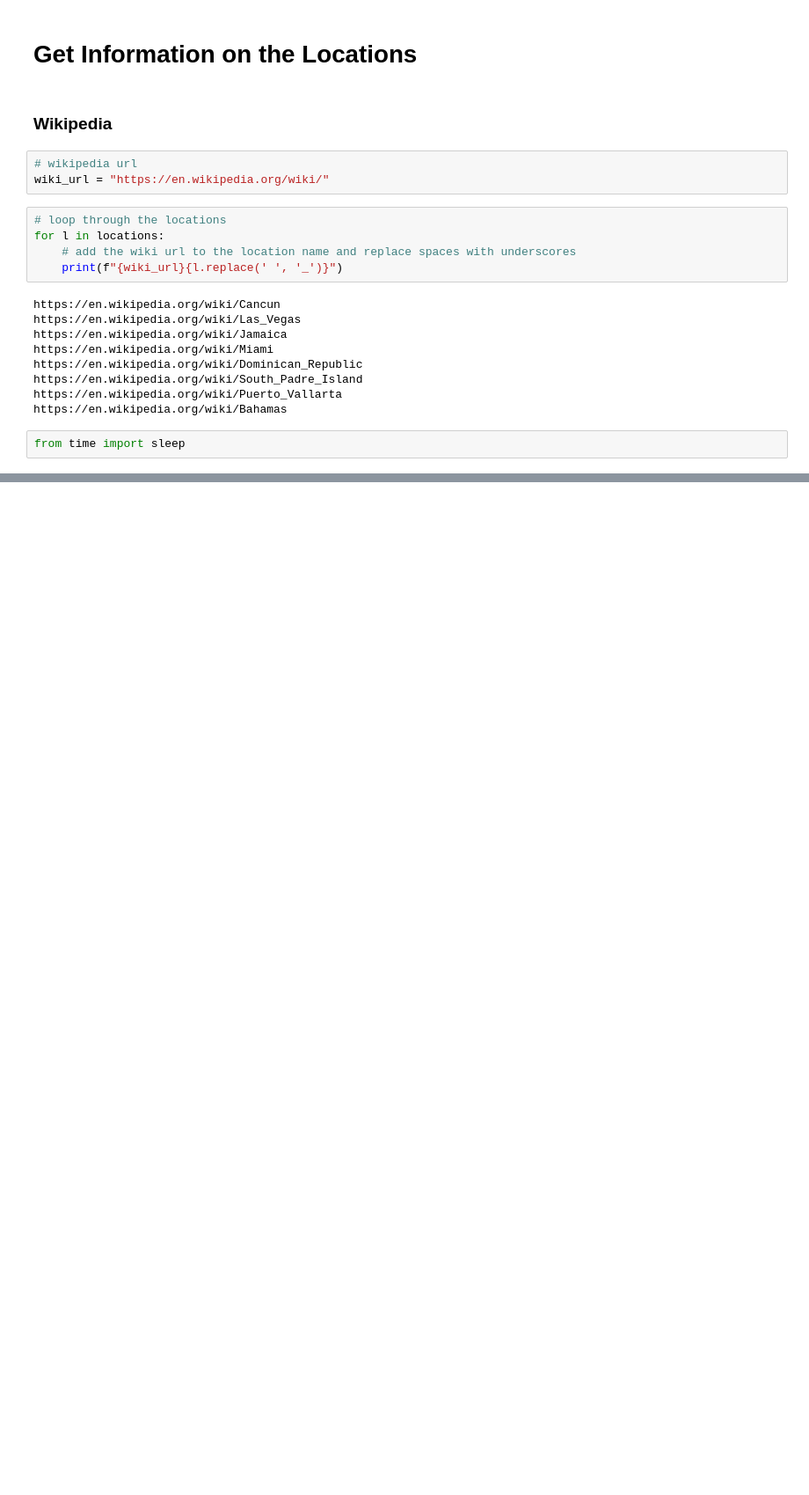
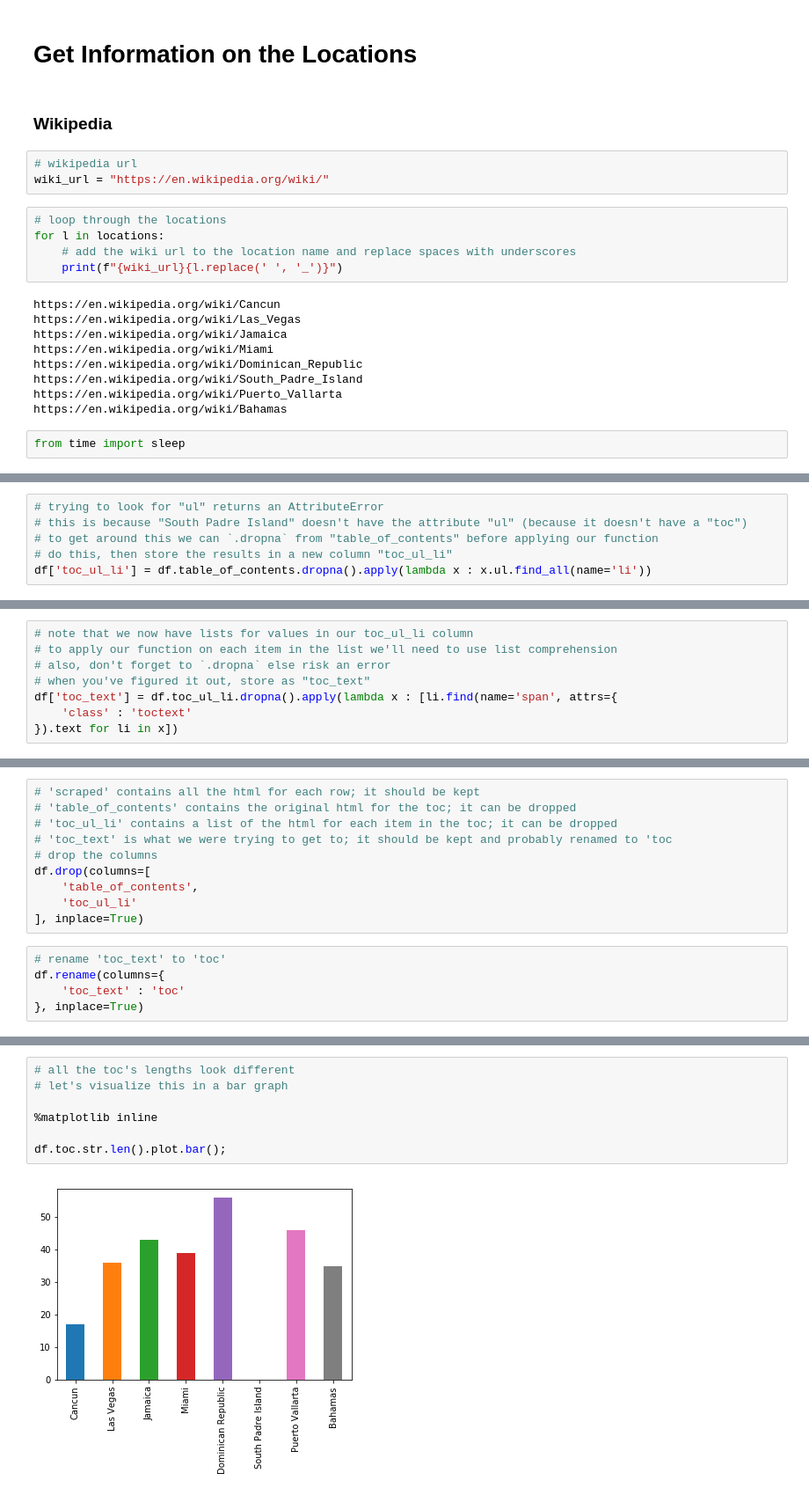
Before and after one commit to it176131/Presentations, a Jupyter notebook: Analytics_Learning_Lab_2019Q1.ipynb, the cells around one changed output, grey strips where cells are left out. Shown at 88% size. Cells and saved outputs as stored; diff of their text form; blank space fills up the shorter version.

```diff
--- a/Analytics_Learning_Lab_2019Q1.ipynb
+++ b/Analytics_Learning_Lab_2019Q1.ipynb
@@ -331,0 +534,6 @@ The Bahamas became an independent Commonwealth realm in 1973, retaining the Brit
+# %%
+# trying to look for "ul" returns an AttributeError
+# this is because "South Padre Island" doesn't have the attribute "ul" (because it doesn't have a "toc")
+# to get around this we can `.dropna` from "table_of_contents" before applying our function
+# do this, then store the results in a new column "toc_ul_li"
+df['toc_ul_li'] = df.table_of_contents.dropna().apply(lambda x : x.ul.find_all(name='li'))
@@ -331,0 +553,8 @@ The Bahamas became an independent Commonwealth realm in 1973, retaining the Brit
+# %%
+# note that we now have lists for values in our toc_ul_li column
+# to apply our function on each item in the list we'll need to use list comprehension
+# also, don't forget to `.dropna` else risk an error
+# when you've figured it out, store as "toc_text"
+df['toc_text'] = df.toc_ul_li.dropna().apply(lambda x : [li.find(name='span', attrs={
+    'class' : 'toctext'
+}).text for li in x])
@@ -331,0 +581,15 @@ The Bahamas became an independent Commonwealth realm in 1973, retaining the Brit
+# %%
+# 'scraped' contains all the html for each row; it should be kept
+# 'table_of_contents' contains the original html for the toc; it can be dropped
+# 'toc_ul_li' contains a list of the html for each item in the toc; it can be dropped
+# 'toc_text' is what we were trying to get to; it should be kept and probably renamed to 'toc
+# drop the columns
+df.drop(columns=[
+    'table_of_contents',
+    'toc_ul_li'
+], inplace=True)
+# %%
+# rename 'toc_text' to 'toc'
+df.rename(columns={
+    'toc_text' : 'toc'
+}, inplace=True)
@@ -331,0 +621,9 @@ The Bahamas became an independent Commonwealth realm in 1973, retaining the Brit
+# %%
+# all the toc's lengths look different
+# let's visualize this in a bar graph
+
+%matplotlib inline
+
+df.toc.str.len().plot.bar();
+# %% [output]
+[figure, added]
```
Also changed, not shown: parts of 49 cells of this notebook.
